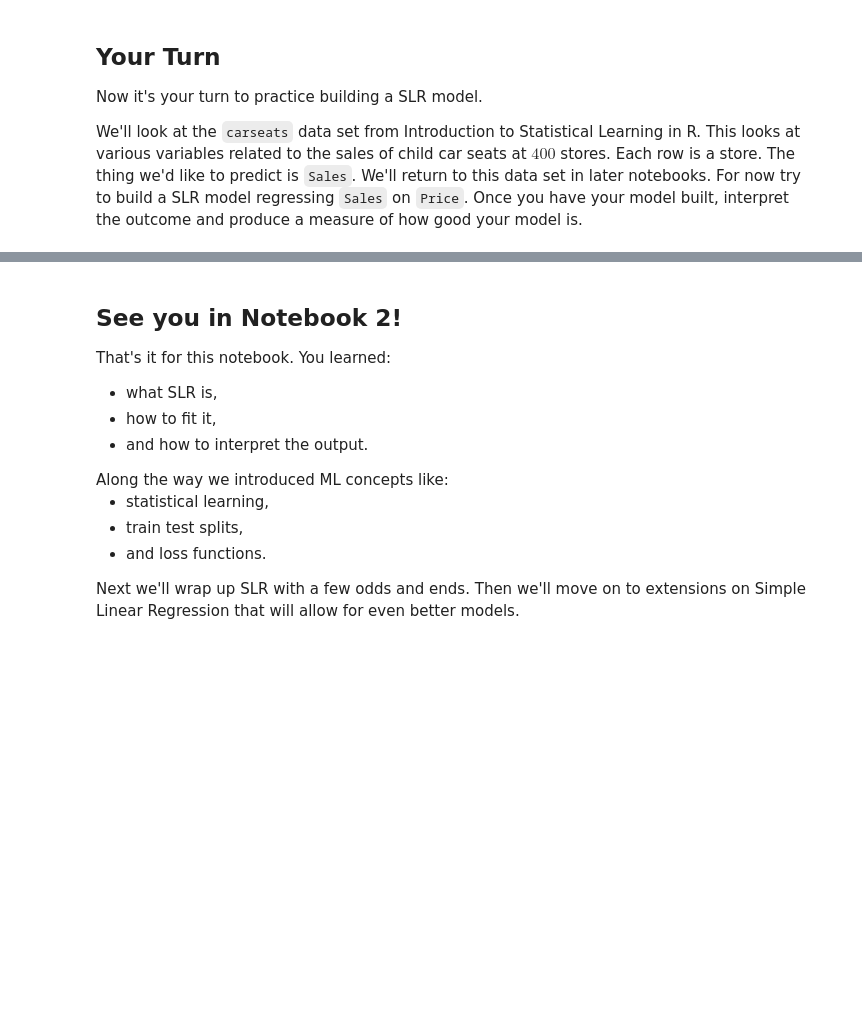
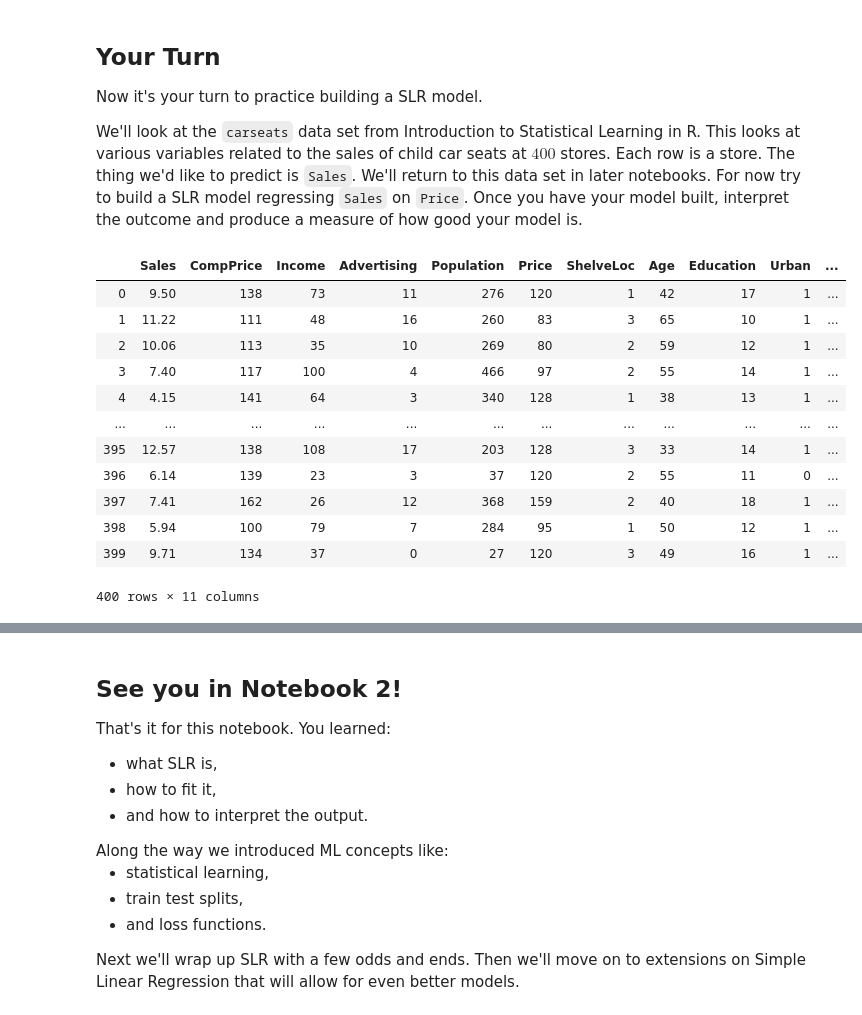
Before and after one commit to yuxinxwang/Code2020Materials, a Jupyter notebook: Lectures/Regression/Notebook 1 - Simple Linear Regression (SLR) 1 .ipynb, the cells around one changed output, grey strips where cells are left out. Saved outputs shown, nothing was run; the diff lists cells and outputs as text; code cells hidden in the pictures; blank space fills up the shorter version.

```diff
--- a/Lectures/Regression/Notebook 1 - Simple Linear Regression (SLR) 1 .ipynb
+++ b/Lectures/Regression/Notebook 1 - Simple Linear Regression (SLR) 1 .ipynb
@@ -454,3 +513,19 @@ carseats = pd.read_csv("carseats.csv")
+# %%
+carseats
+# %% [output]
+|  | Sales | CompPrice | Income | Advertising | Population | Price | ShelveLoc | Age | Education | Urban | ... |
+| 0 | 9.50 | 138 | 73 | 11 | 276 | 120 | 1 | 42 | 17 | 1 | ... |
+| 1 | 11.22 | 111 | 48 | 16 | 260 | 83 | 3 | 65 | 10 | 1 | ... |
+| 2 | 10.06 | 113 | 35 | 10 | 269 | 80 | 2 | 59 | 12 | 1 | ... |
+| 3 | 7.40 | 117 | 100 | 4 | 466 | 97 | 2 | 55 | 14 | 1 | ... |
+| 4 | 4.15 | 141 | 64 | 3 | 340 | 128 | 1 | 38 | 13 | 1 | ... |
+| ... | ... | ... | ... | ... | ... | ... | ... | ... | ... | ... | ... |
+| 395 | 12.57 | 138 | 108 | 17 | 203 | 128 | 3 | 33 | 14 | 1 | ... |
+| 396 | 6.14 | 139 | 23 | 3 | 37 | 120 | 2 | 55 | 11 | 0 | ... |
+| 397 | 7.41 | 162 | 26 | 12 | 368 | 159 | 2 | 40 | 18 | 1 | ... |
+| 398 | 5.94 | 100 | 79 | 7 | 284 | 95 | 1 | 50 | 12 | 1 | ... |
+| 399 | 9.71 | 134 | 37 | 0 | 27 | 120 | 3 | 49 | 16 | 1 | ... |
+400 rows × 11 columns
 # %%
 ## What do you need to do first before exploring the data?
 ## Do That here
```
Also changed, not shown: parts of 18 cells of this notebook, 4 other files.
